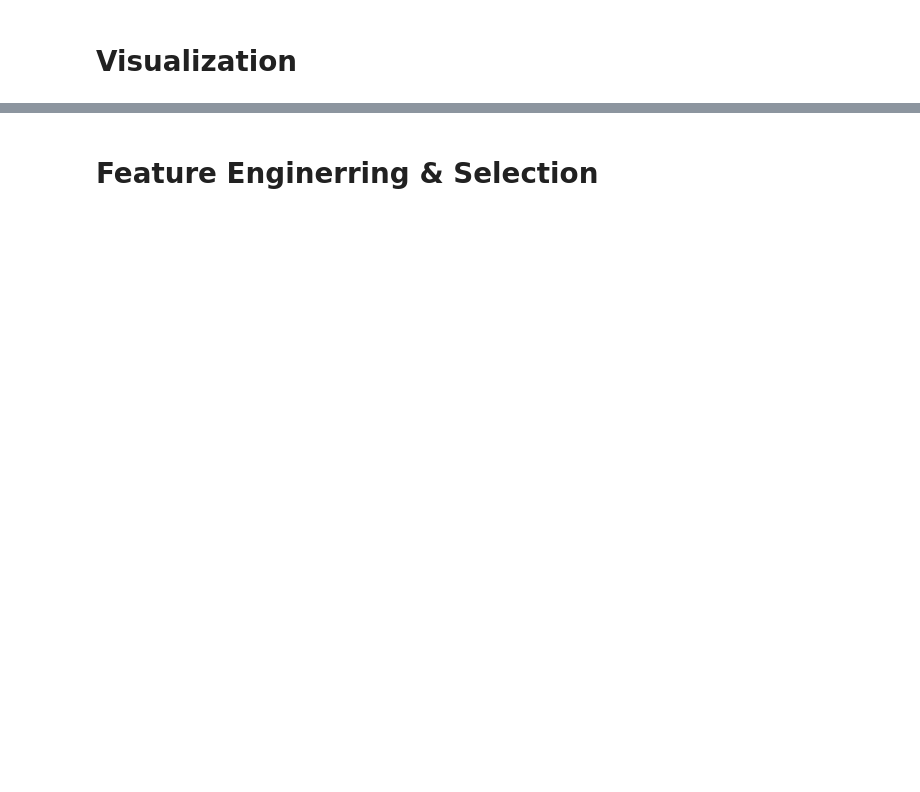
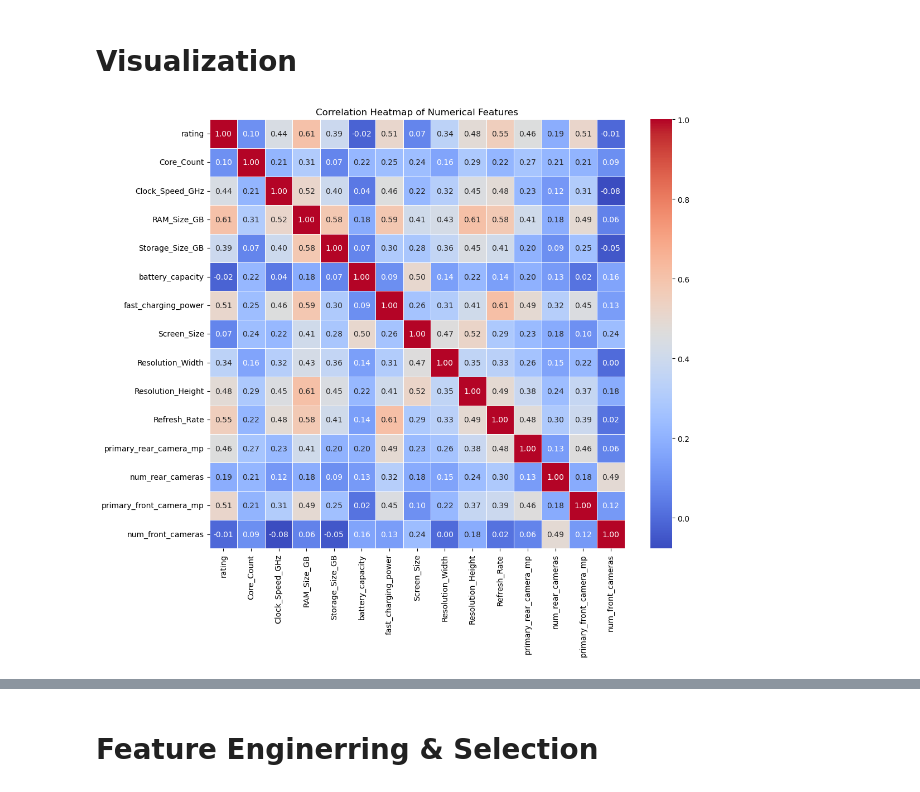
Before and after one commit to yousefsamir19/smartphone-price-classification, a Jupyter notebook: Smart Phone Prices Prediction/smartphone-price-classification.ipynb, the cells around one changed output, grey strips where cells are left out. Cells and saved outputs as stored; diff of their text form; code cells hidden in the pictures; blank space fills up the shorter version.

```diff
--- a/Smart Phone Prices Prediction/smartphone-price-classification.ipynb
+++ b/Smart Phone Prices Prediction/smartphone-price-classification.ipynb
@@ -268,0 +261,12 @@ df.describe()
+# %%
+# Visualization code
+numerical_features = ['rating', 'Core_Count', 'Clock_Speed_GHz', 'RAM_Size_GB', 'Storage_Size_GB', 'battery_capacity', 'fast_charging_power', 'Screen_Size', 'Resolution_Width', 'Resolution_Height', 'Refresh_Rate', 'primary_rear_camera_mp', 'num_rear_cameras', 'primary_front_camera_mp', 'num_front_cameras']
+# %%
+plt.figure(figsize=(12, 10))
+corr = df[numerical_features].corr()
+sns.heatmap(corr, annot=True, cmap='coolwarm', fmt='.2f', linewidths=0.5)
+plt.title('Correlation Heatmap of Numerical Features')
+plt.show()
+# high positive correlations (RAM Size GB with Storage Size GB,RAM Size GB with rating)
+# %% [output]
+[figure, added]
```
Also changed, not shown: parts of 44 cells of this notebook.
